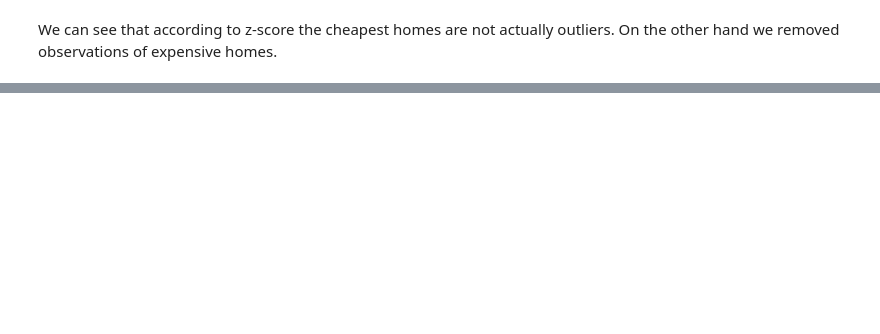
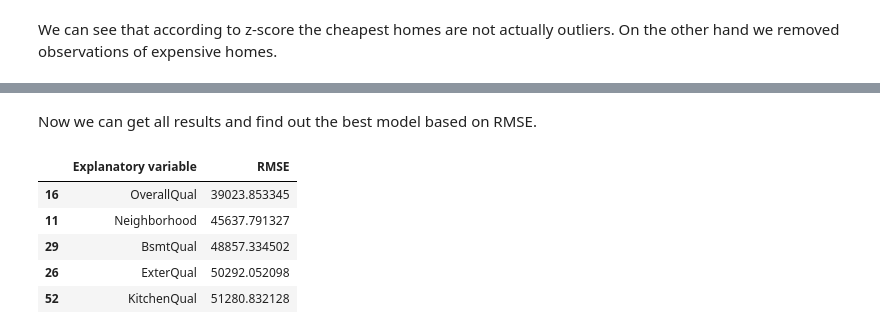
Before and after one commit to DonKubini/BAN436_final_project, a Jupyter notebook: Final_project.ipynb, the cells around one changed output, grey strips where cells are left out. Saved outputs shown, nothing was run; the diff lists cells and outputs as text; code cells hidden in the pictures; blank space fills up the shorter version.

```diff
--- a/Final_project.ipynb
+++ b/Final_project.ipynb
@@ -329,0 +365,45 @@ We can see that according to z-score the cheapest homes are not actually outlier
+# %%
+# create function to fit and store the models
+def fit_models(data, true):
+    # create a list of model names based on the explanatory variable
+    model_names = data.columns
+
+    # create an empty list to store RMSE
+    RMSE = []
+
+    # get a model for every explanatory variable and their predictions
+    for column in data.columns:
+        # fit the model
+        df = pd.DataFrame()
+        df['SalePrice'] = true
+        df[column] = data[column]
+
+        formula = f'SalePrice ~ {column}'
+        model = smf.ols(formula, data=df)
+        model = model.fit()
+
+        # get the predictions, calculate and store RMSE
+        pred = model.predict(df[column])
+        RMSE_calc = np.sqrt((np.mean((df['SalePrice'] - pred)**2)))
+        RMSE.append(RMSE_calc)
+
+    # create a dataframe to store the results
+    results = pd.DataFrame()
+    results['Explanatory variable'] = model_names
+    results['RMSE'] = RMSE
+
+    return results
+# %% [markdown]
+Now we can get all results and find out the best model based on RMSE.
+# %%
+# get the results of all models
+results = fit_models(data_fit, sale_price)
+
+results.sort_values(by='RMSE').head()
+# %% [output]
+|  | Explanatory variable | RMSE |
+| 16 | OverallQual | 39023.853345 |
+| 11 | Neighborhood | 45637.791327 |
+| 29 | BsmtQual | 48857.334502 |
+| 26 | ExterQual | 50292.052098 |
+| 52 | KitchenQual | 51280.832128 |
```
Also changed, not shown: parts of 11 cells of this notebook, 1 other file.
